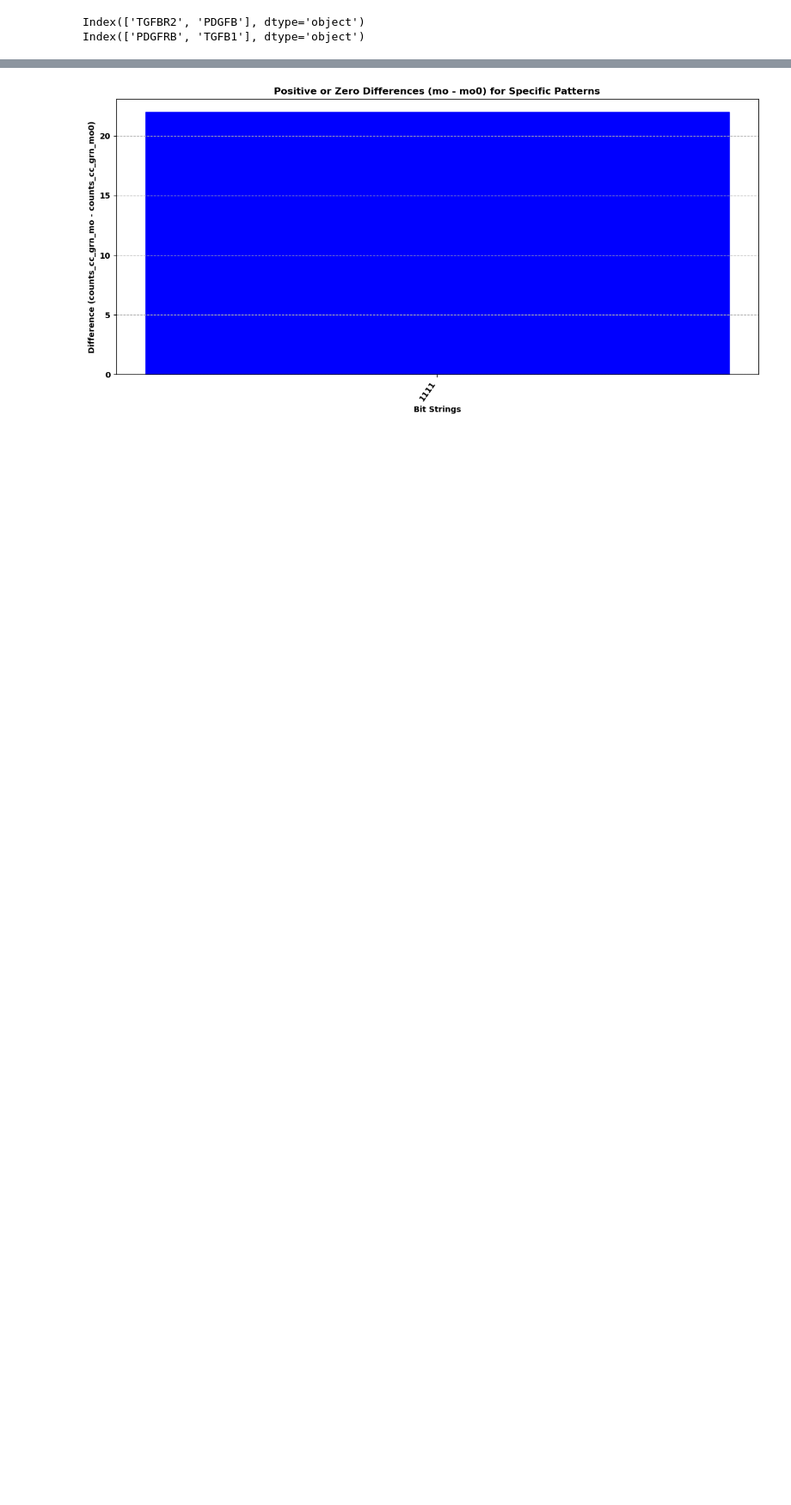
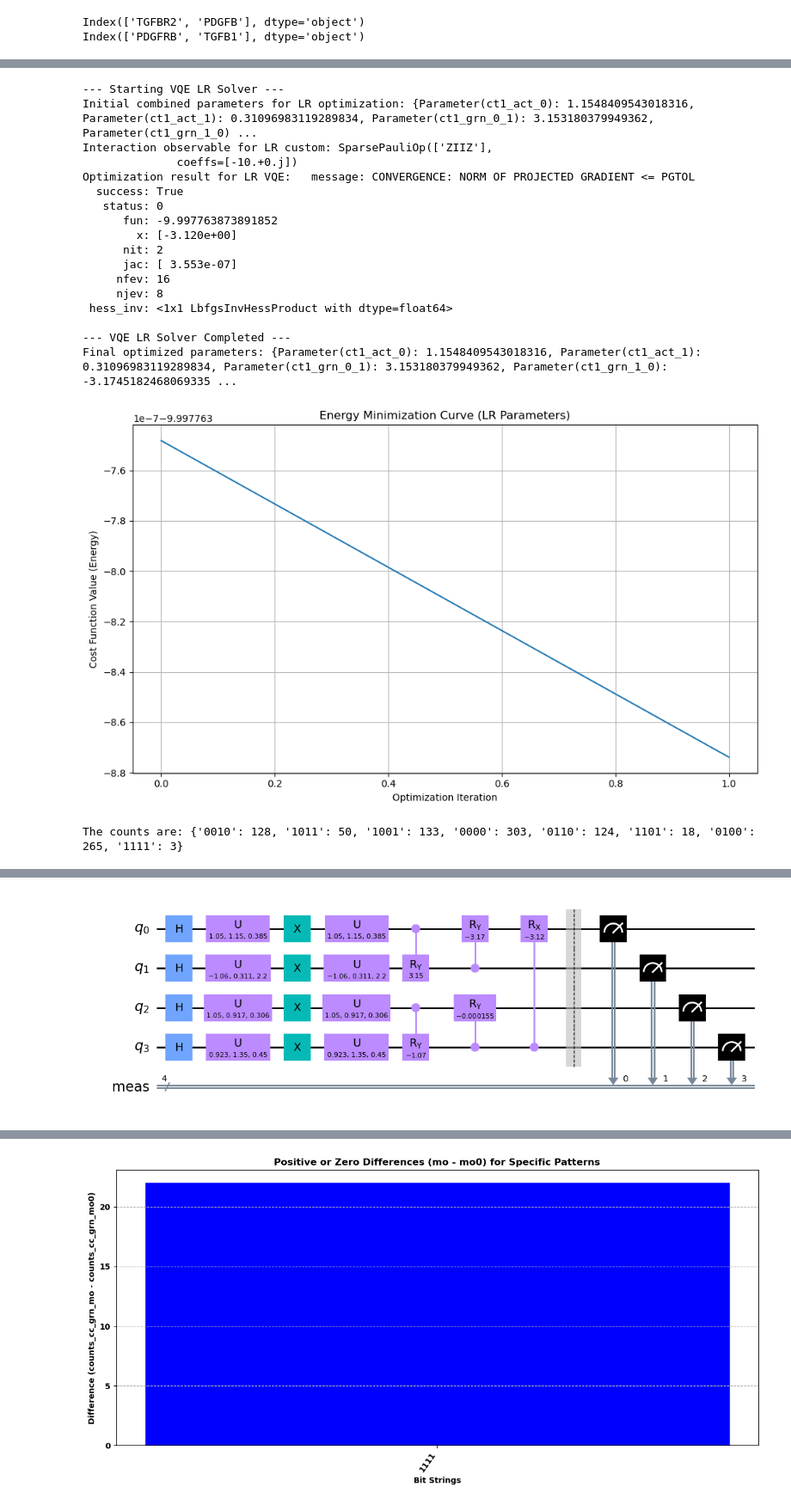
Before and after one commit to cailab-tamu/QuantumXCT, a Jupyter notebook: python/cc_grn_opt_1link.ipynb, the cells around one changed output, grey strips where cells are left out. Shown at 86% size. Saved outputs shown, nothing was run; the diff lists cells and outputs as text; code cells hidden in the pictures; blank space fills up the shorter version.

```diff
--- a/python/cc_grn_opt_1link.ipynb
+++ b/python/cc_grn_opt_1link.ipynb
@@ -676,0 +691,49 @@ The counts are: {'0110': 128, '1001': 132, '0000': 289, '1011': 54, '0100': 257,
+# %%
+# --- Calling the vqe_lr_solver function with your variables ---
+print("--- Starting VQE LR Solver ---")
+result_lr_bfgs, optimized_full_params_lr_mo, cost_values_from_solver = vqe_lr_solver(
+    cc_grn_circuit_mo,
+    optimized_full_params_ct1_mo,
+    optimized_full_params_ct2_mo,
+    interactions_lr,
+    ansatz_grn_ct1_mo.num_qubits,
+    ansatz_grn_ct2_mo.num_qubits,
+    cost_func_wrapper,
+    create_parameter_dictionaries_from_circuit,
+    create_interaction_observable_general
+)
+
+print("\n--- VQE LR Solver Completed ---")
+print("Final optimized parameters:", optimized_full_params_lr_mo)
+
+# --- Plotting the cost values ---
+plt.figure(figsize=(10, 6))
+plt.plot(cost_values_from_solver)
+plt.xlabel("Optimization Iteration")
+plt.ylabel("Cost Function Value (Energy)")
+plt.title("Energy Minimization Curve (LR Parameters)")
+plt.grid(True)
+plt.tight_layout()
+plt.show()
+counts, bound_circuit = evaluate_and_plot_ansatz(cc_grn_circuit_mo, optimized_full_params_lr_mo, shots=1024, title="Circuit Results")
+bound_circuit.draw(output="mpl", style="clifford", fold=40)  # Show the circuit plot
+# %% [output]
+--- Starting VQE LR Solver ---
+Initial combined parameters for LR optimization: {Parameter(ct1_act_0): 1.1548409543018316, Parameter(ct1_act_1): 0.31096983119289834, Parameter(ct1_grn_0_1): 3.153180379949362, Parameter(ct1_grn_1_0) ...
+Interaction observable for LR custom: SparsePauliOp(['ZIIZ'],
+              coeffs=[-10.+0.j])
+Optimization result for LR VQE:   message: CONVERGENCE: NORM OF PROJECTED GRADIENT <= PGTOL
+  success: True
+   status: 0
+      fun: -9.997763873891852
+        x: [-3.120e+00]
+      nit: 2
+      jac: [ 3.553e-07]
+     nfev: 16
+     njev: 8
+ hess_inv: <1x1 LbfgsInvHessProduct with dtype=float64>
+
+--- VQE LR Solver Completed ---
+Final optimized parameters: {Parameter(ct1_act_0): 1.1548409543018316, Parameter(ct1_act_1): 0.31096983119289834, Parameter(ct1_grn_0_1): 3.153180379949362, Parameter(ct1_grn_1_0): -3.1745182468069335 ...
+[figure, added]
+The counts are: {'0010': 128, '1011': 50, '1001': 133, '0000': 303, '0110': 124, '1101': 18, '0100': 265, '1111': 3}
@@ -677,2 +741,3 @@ The counts are: {'0110': 128, '1001': 132, '0000': 289, '1011': 54, '0100': 257,
+[figure, added]
 # %%
 interactions_lr = {
```
Also changed, not shown: parts of 32 cells of this notebook, 2 other files.
